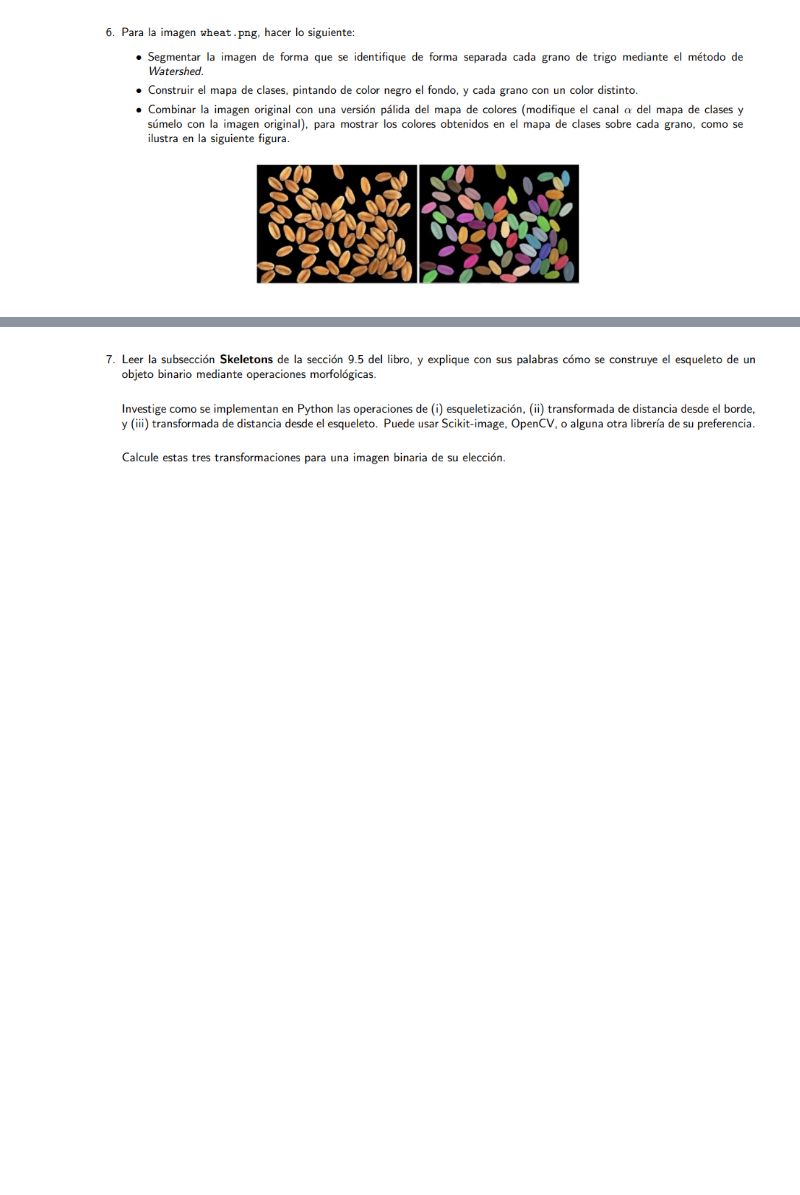
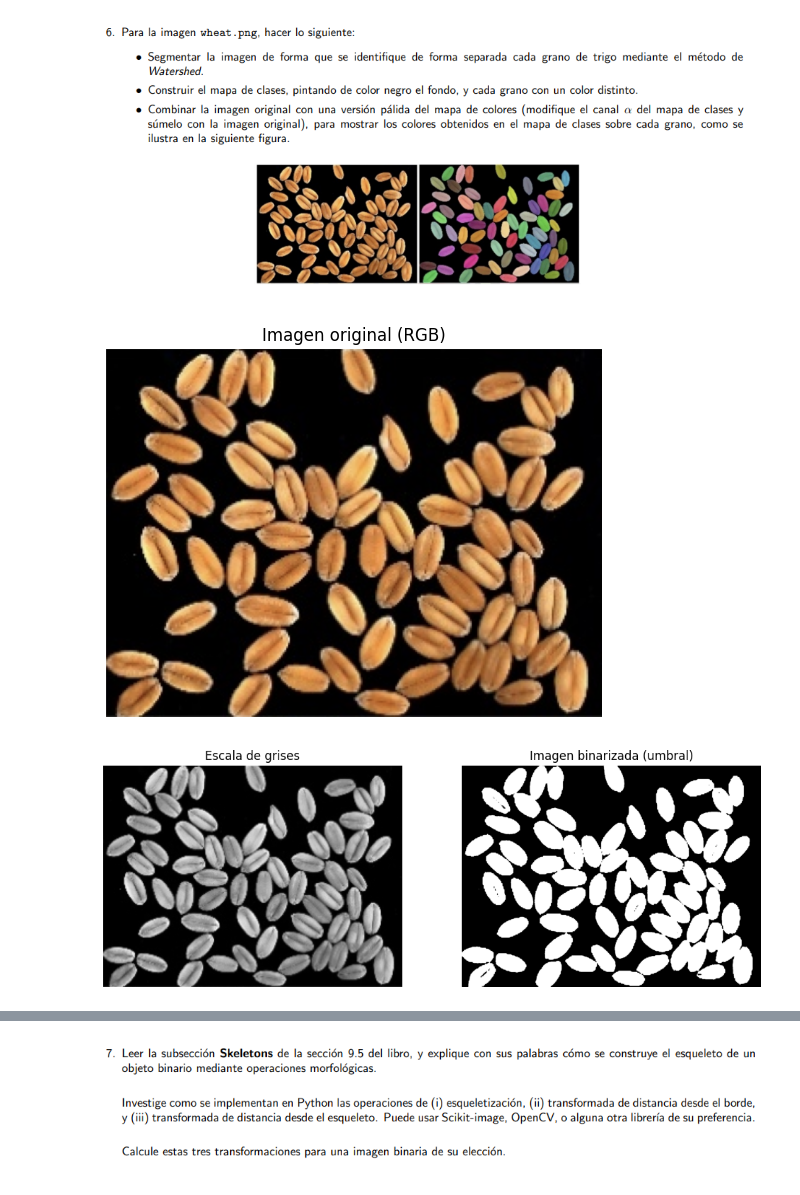
Before and after one commit to MarioGuerra21008/Lab2VC, a Jupyter notebook: main.ipynb, the cells around one changed output, grey strips where cells are left out. Saved outputs shown, nothing was run; the diff lists cells and outputs as text; code cells hidden in the pictures; blank space fills up the shorter version.

```diff
--- a/main.ipynb
+++ b/main.ipynb
@@ -125,0 +124,34 @@ El conteo de células tras la segmentación morfológica es: 125
+# %%
+import cv2
+import numpy as np
+import matplotlib.pyplot as plt
+
+# Leemos la imagen original
+img_bgr = cv2.imread('./assets/wheat.png')
+img_rgb = cv2.cvtColor(img_bgr, cv2.COLOR_BGR2RGB)
+
+plt.imshow(img_rgb)
+plt.title("Imagen original (RGB)")
+plt.axis('off')
+plt.show()
+
+# Convertimos a gris
+gray = cv2.cvtColor(img_bgr, cv2.COLOR_BGR2GRAY)
+
+# Usamos OTSU para obtener un umbral automático
+_, thresh = cv2.threshold(gray, 0, 255, cv2.THRESH_BINARY + cv2.THRESH_OTSU)
+
+plt.figure(figsize=(12,5))
+plt.subplot(1,2,1)
+plt.imshow(gray, cmap='gray')
+plt.title("Escala de grises")
+plt.axis('off')
+
+plt.subplot(1,2,2)
+plt.imshow(thresh, cmap='gray')
+plt.title("Imagen binarizada (umbral)")
+plt.axis('off')
+plt.show()
+# %% [output]
+[figure, added]
+[figure, added]
```
Also changed, not shown: parts of 3 cells of this notebook.
